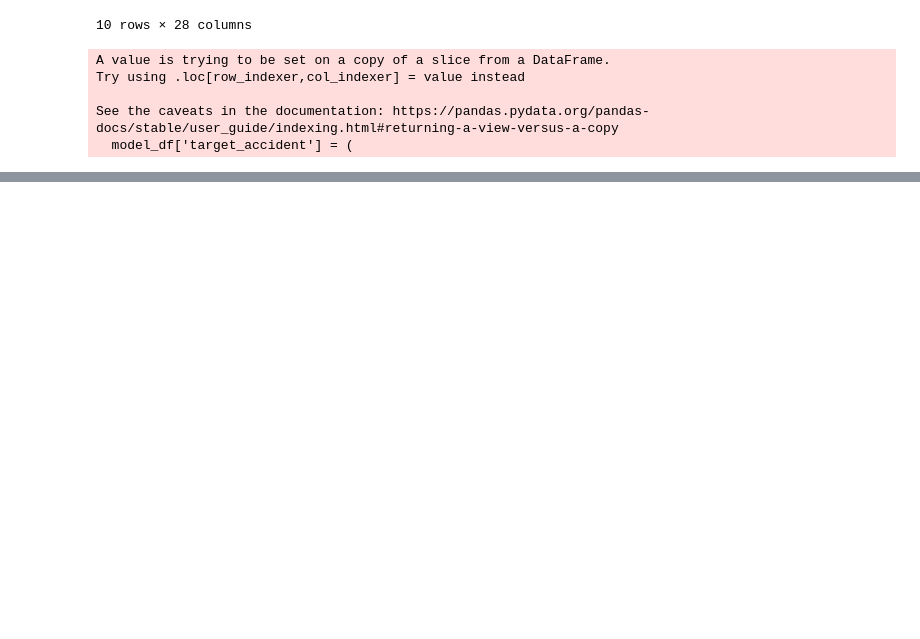
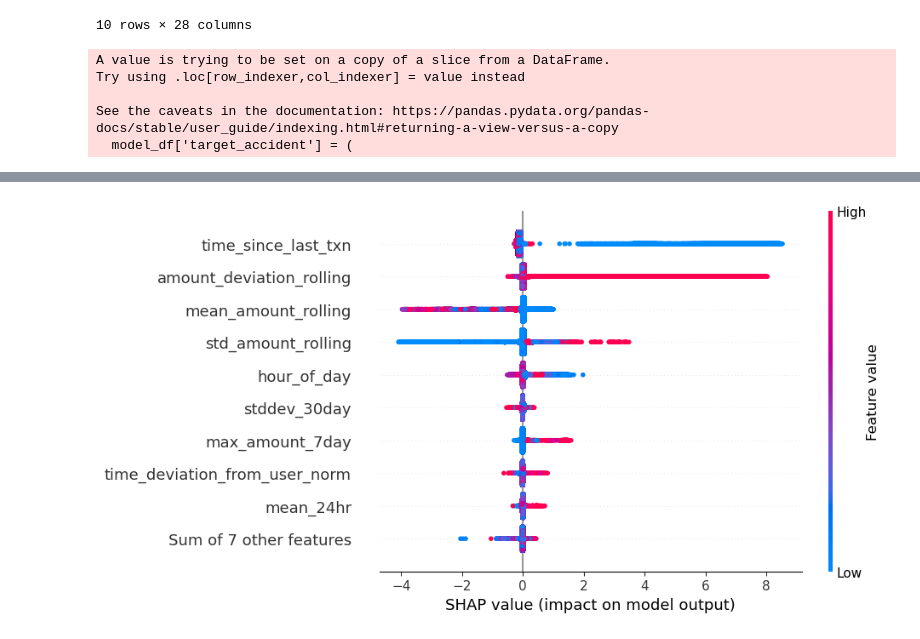
Before and after one commit to SiddarthNach/Accidental-Transfer-Alerter-Project, a Jupyter notebook: feature_engineering/feature_analysis.ipynb, the cells around one changed output, grey strips where cells are left out. Saved outputs shown, nothing was run; the diff lists cells and outputs as text; code cells hidden in the pictures; blank space fills up the shorter version.

```diff
--- a/feature_engineering/feature_analysis.ipynb
+++ b/feature_engineering/feature_analysis.ipynb
@@ -776,0 +470,39 @@ joblib.dump(pipeline, 'accidental_transaction_preprocessing_pipeline.joblib')
+# %%
+feature_columns = [
+    'mean_24hr', 'stddev_30day', 'max_amount_7day', 'hour_of_day', 'day_of_week',
+    'day_of_month', 'month_of_year', 'is_weekend', 'time_since_last_txn',
+    'mean_amount_rolling', 'std_amount_rolling', 'amount_deviation_rolling',
+    'is_new_recipient', 'is_duplicate_transaction_within_X_minutes',
+    'time_deviation_from_user_norm', 'is_unusual_location_for_user'
+]
+# %%
+
+from sklearn.model_selection import train_test_split
+from sklearn.preprocessing import StandardScaler
+
+X = model_df[feature_columns]
+y = model_df['target_accident']
+
+X = X.fillna(0)
+X.replace([np.inf, -np.inf], np.nan, inplace=True)
+
+
+# Train-test split
+X_train, X_test, y_train, y_test = train_test_split(X, y, stratify=y, test_size=0.2, random_state=42)
+
+# Scale
+scaler = StandardScaler()
+X_train_scaled = scaler.fit_transform(X_train)
+X_test_scaled = scaler.transform(X_test)
+# %%
+from xgboost import XGBClassifier
+from sklearn.metrics import classification_report, confusion_matrix
+
+model = XGBClassifier(n_estimators=100, max_depth=6, learning_rate=0.1, use_label_encoder=False, eval_metric='logloss')
+model.fit(X_train_scaled, y_train)
+
+# Predict
+y_pred = model.predict(X_test_scaled)
+
+# Evaluate
+print(classification_report(y_test, y_pred))
@@ -776,0 +524,8 @@ joblib.dump(pipeline, 'accidental_transaction_preprocessing_pipeline.joblib')
+# %%
+import shap
+
+explainer = shap.Explainer(model, X_train_scaled, feature_names=feature_columns)
+shap_values = explainer(X_test_scaled)
+shap.plots.beeswarm(shap_values)
+# %% [output]
+[figure, added]
```
Also changed, not shown: parts of 27 cells of this notebook, 8 other files.
